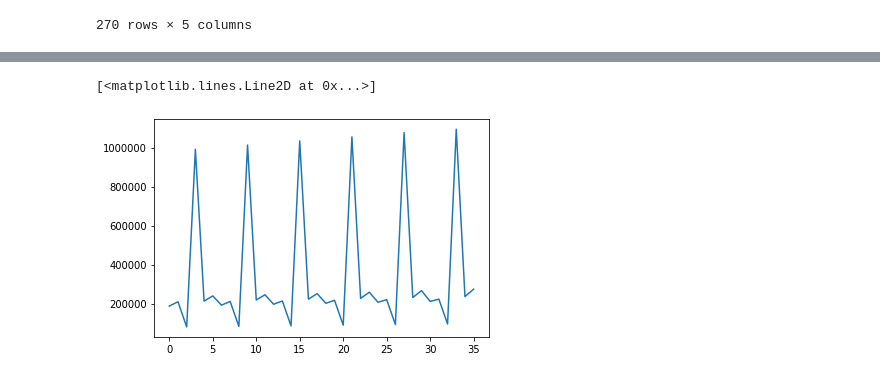
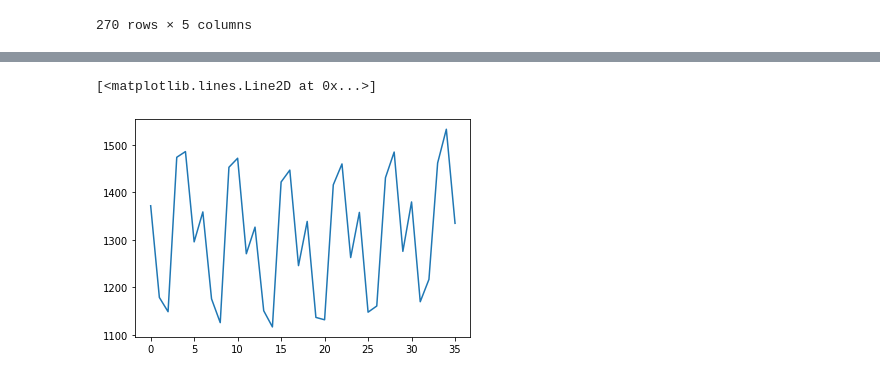
Before and after one commit to stegallc1/Group-1-LOB-, a Jupyter notebook: Project.ipynb, the cells around one changed output, grey strips where cells are left out. Drawn from its saved outputs; the diff is of its cells as text; code cells hidden in the pictures.

```diff
--- a/Project.ipynb
+++ b/Project.ipynb
@@ -435,7 +435,7 @@ print (clt_cleaned)
 34      305000        375          80337      235908
 35      238983        712          64319      274118
 # %%
-plt.plot(clt_cleaned.Population)
+plt.plot(clt_cleaned.Monthly_Home_Cost)
 # %% [output]
 [<matplotlib.lines.Line2D at 0x...>]
-[figure, old version]
+[figure, new version]
```
Also changed, not shown: parts of 1 cell of this notebook, 1 other file.
